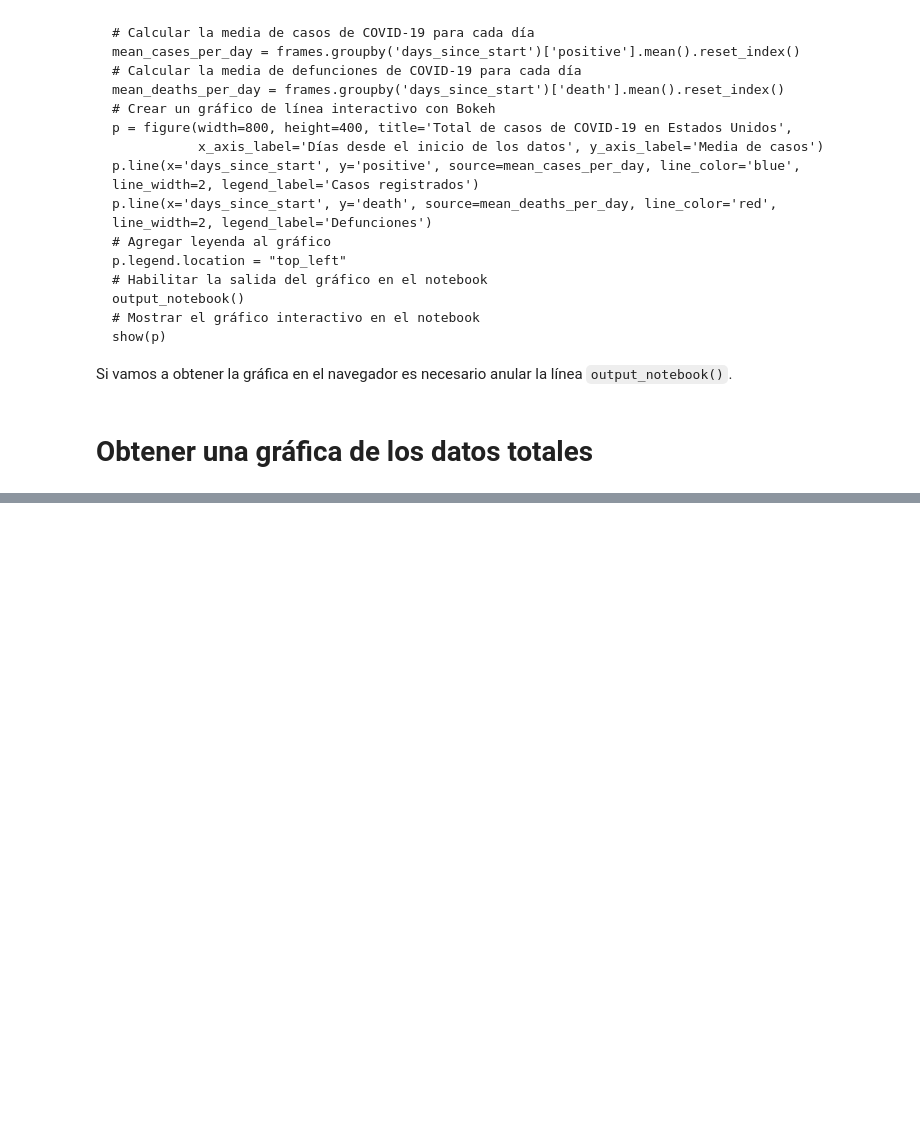
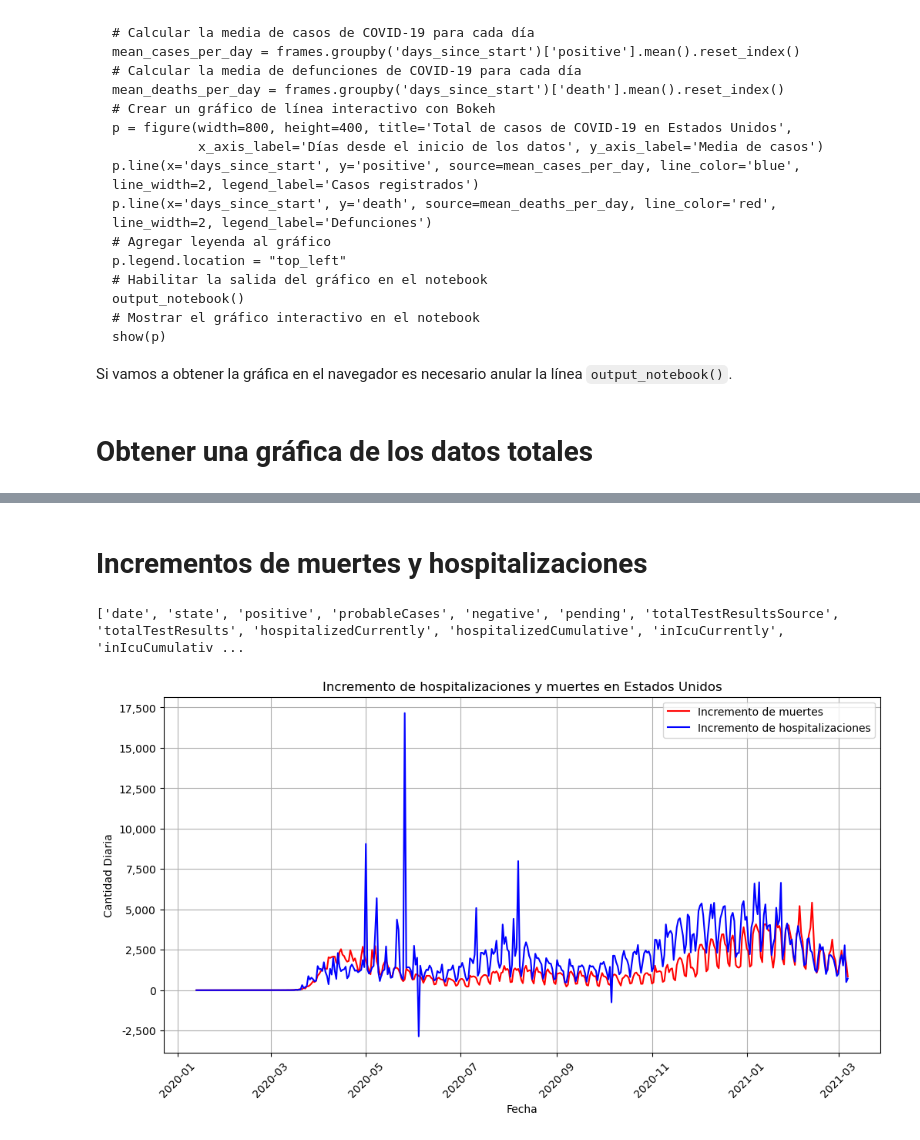
Before and after one commit to AI-School-F5-P2/Datathon_Equipo1, a Jupyter notebook: Covid.ipynb, the cells around one changed output, grey strips where cells are left out. Drawn from its saved outputs; the diff is of its cells as text; code cells hidden in the pictures; blank space fills up the shorter version.

Commit message:
Añadido grafico de icremento de muertes y hospitalizaciones

```diff
--- a/Covid.ipynb
+++ b/Covid.ipynb
@@ -399,3 +419,66 @@ plt.close()
+# %% [markdown]
+# Incrementos de muertes y hospitalizaciones
+# %%
+import sys
+import requests
+import pandas as pd
+import matplotlib.pyplot as plt
+import matplotlib
+import seaborn as sns
+from bokeh.plotting import figure, show
+from bokeh.io import output_notebook
+import matplotlib.ticker as ticker
+
+url_csv = "https://api.covidtracking.com/v1/states/daily.csv"
+url_json = "https://api.covidtracking.com/v1/states/daily.json"
+
+################################ OBTENER LOS DATOS Y CREAR UN DATAFRAME #################################
+hist_covid = requests.get(url_json)
+awnser_code = hist_covid.status_code
+if awnser_code != 200:
+    print("Error en la lectura de datos.")
+    sys.exit()
+json_covid = hist_covid.json()
+frames = pd.DataFrame(json_covid) # Obtenemos el DataFrame
+#print(frames.info()) # Verificar la estructura del DataFrame
+frames['date'] = pd.to_datetime(frames['date'], format='%Y%m%d') # Convertir la columna de fecha al tipo de dato datetime
+estadisticas = frames.describe() # Datos promedio
+columnas = frames.columns.tolist()
+
+print (columnas)
+
+# Total de contagios y fallecimientos en todo el pais
+totales_usa = frames.groupby('date').agg({
+    'deathIncrease': 'sum',
+    'hospitalizedIncrease': 'sum',
+}).reset_index()
+
+# Hacemos que la gráfica se muestre en un cuaderno de notebook
+%matplotlib inline
+
+# Generar la gráfica.
+plt.figure(figsize=(12, 6))
+plt.plot(totales_usa['date'], totales_usa['deathIncrease'], label='Incremento de muertes', color='red')
+plt.plot(totales_usa['date'], totales_usa['hospitalizedIncrease'], label='Incremento de hospitalizaciones', color='blue')
+
+# Formatear el eje y con separadores de miles
+ax = plt.gca()  # Obtener el eje actual
+ax.yaxis.set_major_formatter(ticker.FuncFormatter(lambda x, pos: '{:,.0f}'.format(x)))
+
+plt.xlabel('Fecha')
+plt.ylabel('Cantidad Diaria')
+plt.title('Incremento de hospitalizaciones y muertes en Estados Unidos')
+plt.legend()
+plt.xticks(rotation=45)
+plt.grid(True)
+plt.show()
+plt.close()
+
+# Desactivamos el efecto de mostrar la gráfica en un cuaderno de notebook
+%matplotlib qt
+# %% [output]
+['date', 'state', 'positive', 'probableCases', 'negative', 'pending', 'totalTestResultsSource', 'totalTestResults', 'hospitalizedCurrently', 'hospitalizedCumulative', 'inIcuCurrently', 'inIcuCumulativ ...
+[figure, added]
 # %% [markdown]
 # CONCLUSIONES.
 De la visualización de los gráficos obtenidos, tanto por estados como global del país, se infiere que, en el perido analizado, entre enero de 2020 y marzo de 2021, se infieren las siguientes conclusiones:
```
Also changed, not shown: parts of 5 cells of this notebook.
